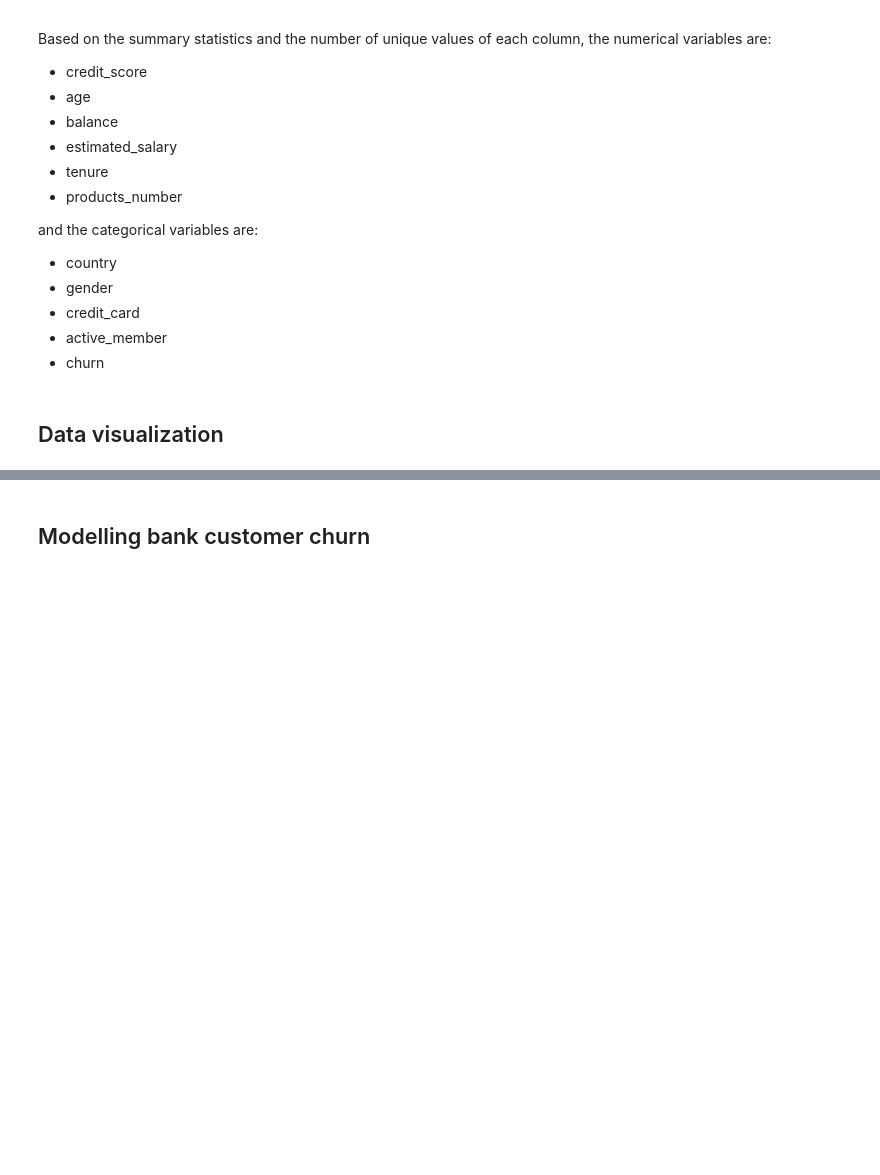
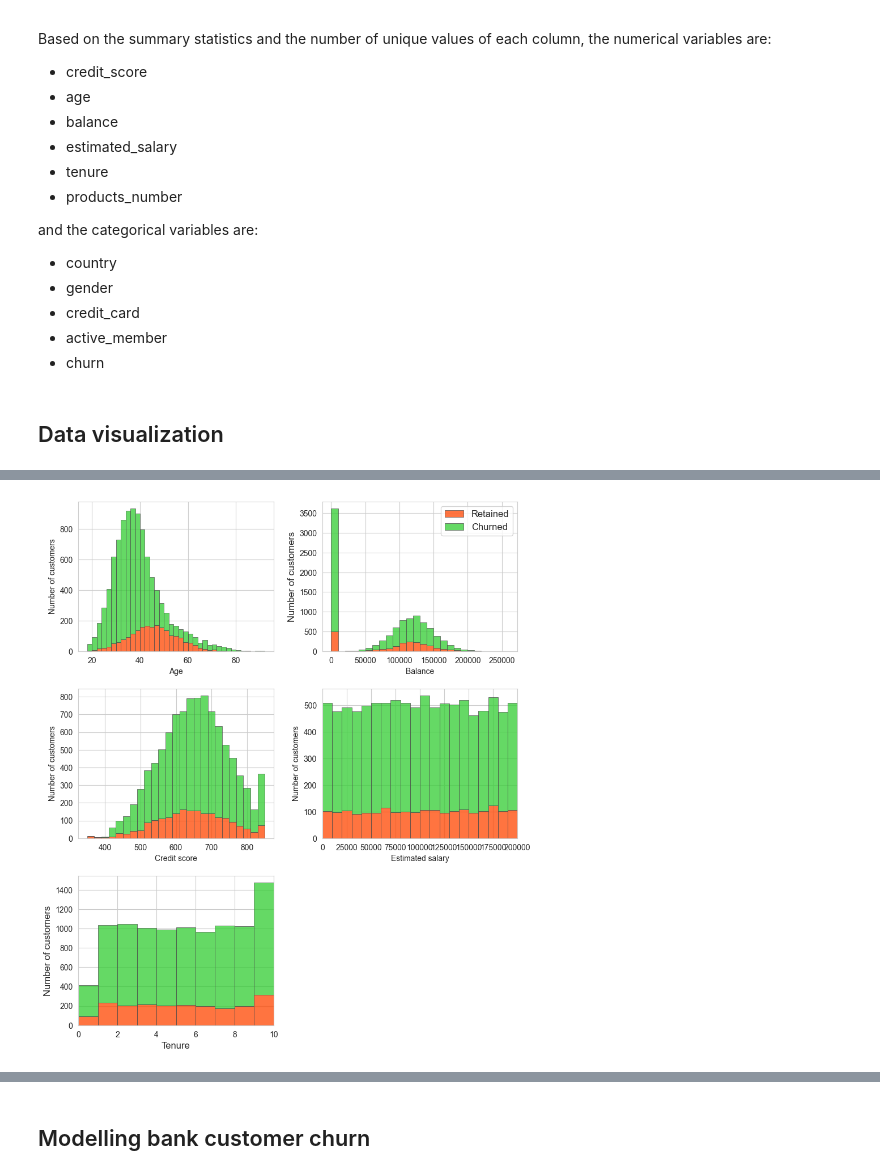
Before and after one commit to suleenwong/Bank-Customer-Churn-Analysis, a Jupyter notebook: churn_prediction_notebook.ipynb, the cells around one changed output, grey strips where cells are left out. Cells and saved outputs as stored; diff of their text form; code cells hidden in the pictures; blank space fills up the shorter version.

```diff
--- a/churn_prediction_notebook.ipynb
+++ b/churn_prediction_notebook.ipynb
@@ -280,0 +315,42 @@ plot_subplots(ax, 'Country')
+# %%
+fontsize=12
+fig, ax = plt.subplots(3,2,figsize=(10,12))
+plt.subplot(3, 2, 1)
+sns.histplot(df, x="age", hue="churn", binwidth=2, multiple="stack", palette=color_palette, edgecolor=".3", linewidth=.5)
+plt.xlabel('Age')
+plt.ylabel('Number of customers')
+plt.legend([],[], frameon=False)
+
+plt.subplot(3, 2, 2)
+sns.histplot(df, x="balance", hue="churn", binwidth=10000, multiple="stack", palette=color_palette, edgecolor=".3", linewidth=.5)
+plt.xlabel('Balance')
+plt.ylabel('Number of customers',fontsize=fontsize)
+plt.legend(["Retained","Churned"],fontsize=fontsize)
+
+plt.subplot(3, 2, 3)
+sns.histplot(df, x="credit_score", hue="churn", binwidth=20, multiple="stack", palette=color_palette, edgecolor=".3", linewidth=.5)
+plt.xlabel('Credit score')
+plt.ylabel('Number of customers')
+plt.legend([],[], frameon=False)
+
+plt.subplot(3, 2, 4)
+sns.histplot(df, x="estimated_salary", hue="churn", binwidth=10000, multiple="stack", palette=color_palette, edgecolor=".3", linewidth=.5)
+plt.xlim([0,200000])
+plt.xlabel('Estimated salary')
+plt.ylabel('Number of customers')
+plt.legend([],[], frameon=False)
+
+plt.subplot(3, 2, 5)
+sns.histplot(df, x="tenure", hue="churn", binwidth=1, multiple="stack", palette=color_palette, edgecolor=".3", linewidth=.5)
+plt.xlim([0, 10])
+plt.xlabel('Tenure',fontsize=fontsize)
+plt.ylabel('Number of customers',fontsize=fontsize)
+plt.legend([],[], frameon=False)
+
+ax = plt.subplot(3, 2, 6)
+ax.axis('off')
+
+plt.subplots_adjust(hspace=0.25, wspace=0.25)
+plt.show()
+# %% [output]
+[figure, added]
```
Also changed, not shown: parts of 28 cells of this notebook.
